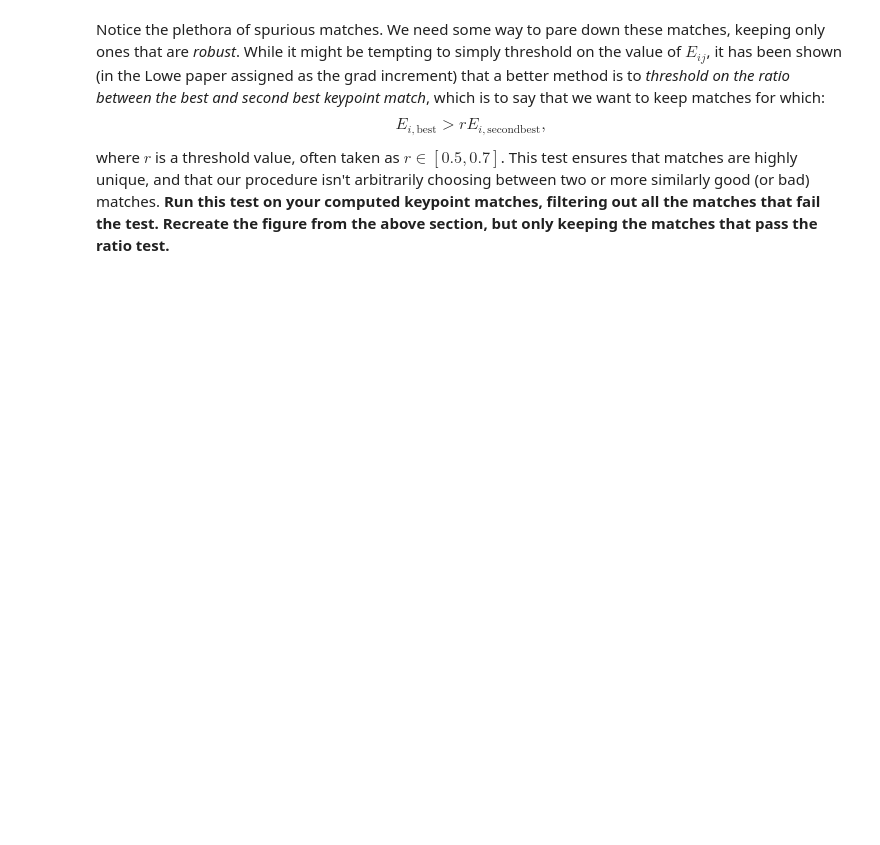
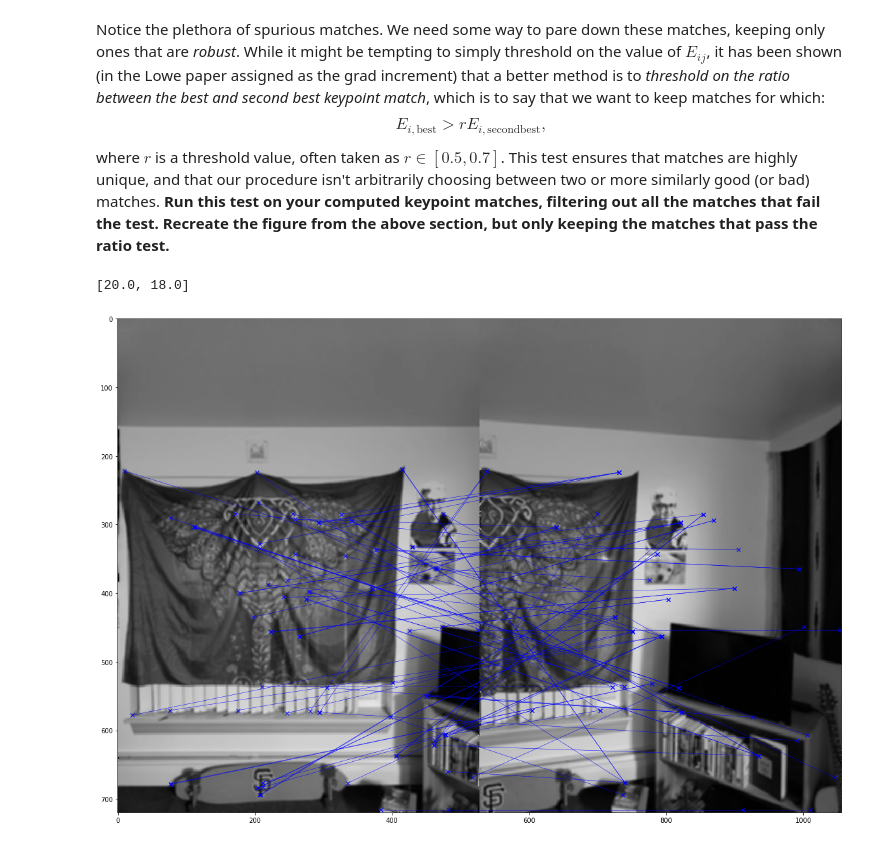
Before and after one commit to RutilusVulpes/190211_feature_matching, a Jupyter notebook: keypoint_matching.ipynb, the cells around one changed output. Drawn from its saved outputs; the diff is of its cells as text; code cells hidden in the pictures; blank space fills up the shorter version.

```diff
--- a/keypoint_matching.ipynb
+++ b/keypoint_matching.ipynb
@@ -52,7 +54,7 @@ def extract_descriptors(I, key_points):
         i = int(key_points[x][0]) # Row of the keypoint in I
         j = int(key_points[x][1]) # Column of the keypoint in I
 
-        descriptors.append(I[i-10:i+11, j-10:j+11])
+        descriptors.append([I[i-10:i+11, j-10:j+11], i , j])
 
     return descriptors
 
@@ -114,3 +152,46 @@ $$
 E_{i,\mathrm{best}} > r E_{i,\mathrm{second best}},
 $$
 where $r$ is a threshold value, often taken as $r\in[0.5,0.7]$.  This test ensures that matches are highly unique, and that our procedure isn't arbitrarily choosing between two or more similarly good (or bad) matches.  **Run this test on your computed keypoint matches, filtering out all the matches that fail the test.  Recreate the figure from the above section, but only keeping the matches that pass the ratio test.**
+# %%
+def filter_matches(best_matches, secondbest_matches, descriptors_I1, r=0.7):
+
+    filtered_matches = []
+
+    for x in range(len(best_matches)):
+        if(best_matches[x][1] > r*secondbest_matches[x][1]):
+            filtered_matches.append([descriptors_I1[x], best_matches[x]])
+
+    return filtered_matches
+
+# Filter the matches to get the best
+
+filtered_matches = filter_matches(best_matches, secondbest_matches, descriptors_I1)
+
+
+w, h = len(I2[0])*2,len(I2);
+new_image = [[0.0 for x in range(w)] for y in range(h)]
+
+for i in range(len(I1)):
+    for j in range(len(I2[i])):
+        new_image[i][j] = I1[i][j]
+        new_image[i][j+int(w/2)] = I2[i][j]
+
+
+plt.imshow(new_image, cmap="gray")
+for match in filtered_matches:
+    elt_I1 = match[0][1:]
+    elt_I2 = match[1][0][1:]
+
+
+    plt.plot([elt_I1[1],elt_I2[1]+int(w/2)], [elt_I1[0],elt_I2[0]], linestyle="solid", color="blue", marker='x', linewidth=.5)
+
+
+# Get current size
+fig_size = plt.rcParams["figure.figsize"]
+print(fig_size)
+fig_size[0] = 20.0
+fig_size[1] = 18.0
+plt.show()
+# %% [output]
+[20.0, 18.0]
+[figure, added]
```
Also changed, not shown: parts of 2 cells of this notebook, 3 other files.
